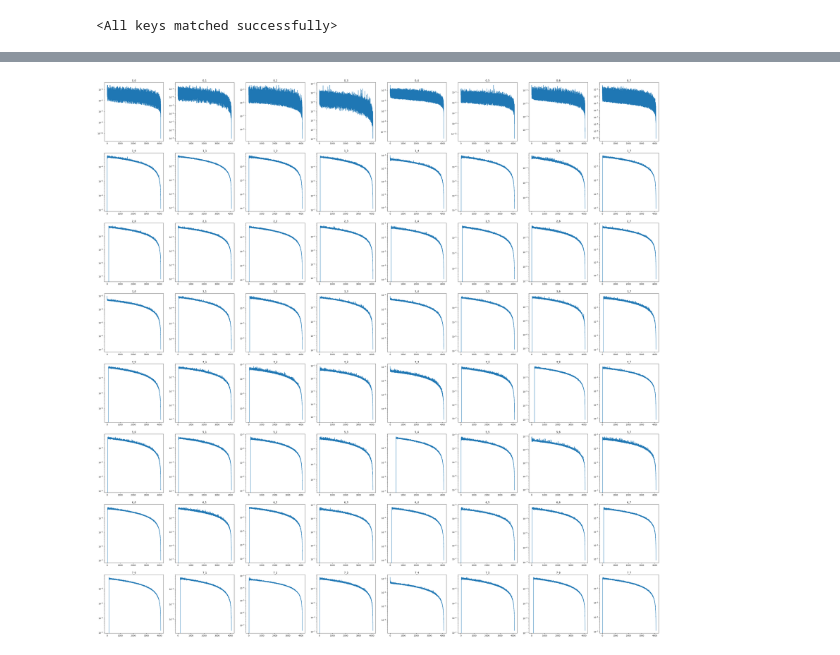
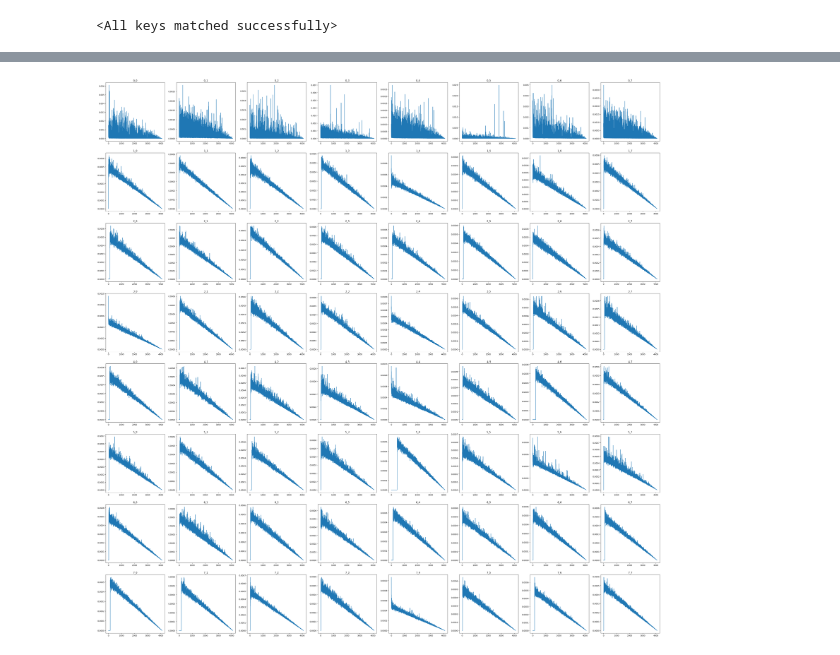
Before and after one commit to uuzall/adaptive_attention_span, a Jupyter notebook: checking_everything.ipynb, the cells around one changed output, grey strips where cells are left out. Saved outputs shown, nothing was run; the diff lists cells and outputs as text; code cells hidden in the pictures.

```diff
--- a/checking_everything.ipynb
+++ b/checking_everything.ipynb
@@ -88,9 +88,9 @@ with torch.no_grad():
 # %%
 fig, axis = plt.subplots(8, 8)
 fig.set_size_inches(50, 50)
 for n, i in list(all_weights.items()):
   axis[int(n[0]), int(n[-1])].plot(i[0].mean(0))
-  axis[int(n[0]), int(n[-1])].set_yscale('log')
+  # axis[int(n[0]), int(n[-1])].set_yscale('log')
   axis[int(n[0]), int(n[-1])].set_title(n)
 # %% [output]
-[figure, old version]
+[figure, new version]
```
Also changed, not shown: parts of 1 cell of this notebook, 2 other files.
